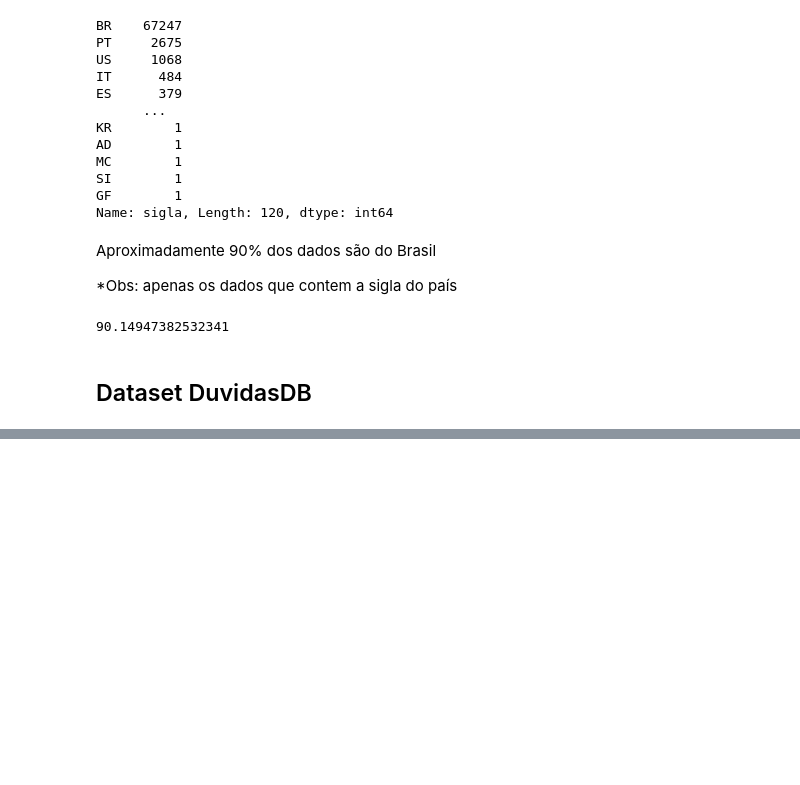
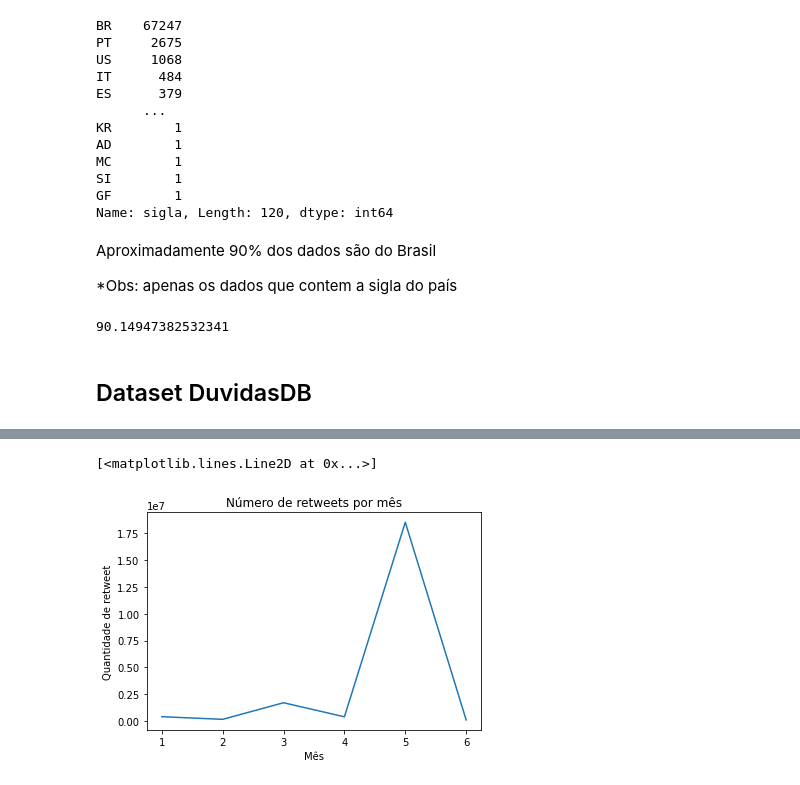
Before and after one commit to Mirnada/Covid_19, a Jupyter notebook: Covid_19.ipynb, the cells around one changed output, grey strips where cells are left out. Saved outputs shown, nothing was run; the diff lists cells and outputs as text; code cells hidden in the pictures; blank space fills up the shorter version.

```diff
--- a/Covid_19.ipynb
+++ b/Covid_19.ipynb
@@ -459,0 +278,11 @@ for cont in enumerate(texto_quebra):
+# %%
+# período de mais retweets
+retweetMonth = duvidasDB.groupby(duvidasDB['data'].dt.month)['retweet'].sum()
+
+plt.title('Número de retweets por mês')
+plt.xlabel('Mês')
+plt.ylabel('Quantidade de retweet')
+plt.plot(retweetMonth)
+# %% [output]
+[<matplotlib.lines.Line2D at 0x...>]
+[figure, added]
```
Also changed, not shown: parts of 69 cells of this notebook.
